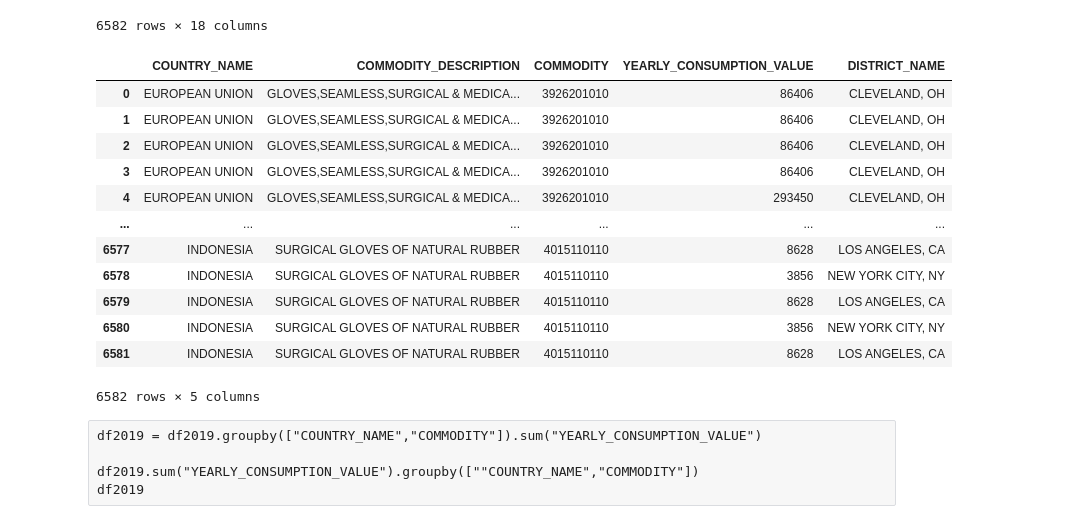
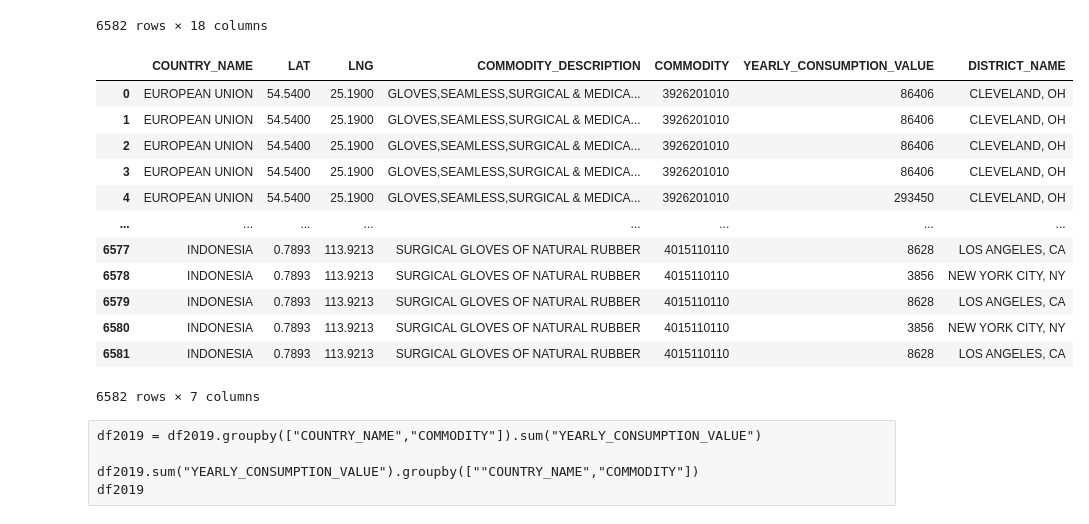
Before and after one commit to LaurenEGardner/bootcamp-project2, a Jupyter notebook: Lat_Lng_International.ipynb, the cells around one changed output. Cells and saved outputs as stored; diff of their text form; code cells hidden in the pictures.

```diff
--- a/Lat_Lng_International.ipynb
+++ b/Lat_Lng_International.ipynb
@@ -70,22 +70,22 @@ merged_2019importData
 | 6581 | DET | HSCYDT | 5600 | INDONESIA | - | 0 | ... |
 6582 rows × 18 columns
 # %%
-df2019 = merged_2019importData[["COUNTRY_NAME", "COMMODITY_DESCRIPTION", "COMMODITY","YEARLY_CONSUMPTION_VALUE", "DISTRICT_NAME"]]
+df2019 = merged_2019importData[["COUNTRY_NAME","LAT", "LNG", "COMMODITY_DESCRIPTION", "COMMODITY","YEARLY_CONSUMPTION_VALUE", "DISTRICT_NAME"]]
 df2019
 # %% [output]
-|  | COUNTRY_NAME | COMMODITY_DESCRIPTION | COMMODITY | YEARLY_CONSUMPTION_VALUE | DISTRICT_NAME |
-| 0 | EUROPEAN UNION | GLOVES,SEAMLESS,SURGICAL & MEDICA... | 3926201010 | 86406 | CLEVELAND, OH |
-| 1 | EUROPEAN UNION | GLOVES,SEAMLESS,SURGICAL & MEDICA... | 3926201010 | 86406 | CLEVELAND, OH |
-| 2 | EUROPEAN UNION | GLOVES,SEAMLESS,SURGICAL & MEDICA... | 3926201010 | 86406 | CLEVELAND, OH |
-| 3 | EUROPEAN UNION | GLOVES,SEAMLESS,SURGICAL & MEDICA... | 3926201010 | 86406 | CLEVELAND, OH |
-| 4 | EUROPEAN UNION | GLOVES,SEAMLESS,SURGICAL & MEDICA... | 3926201010 | 293450 | CLEVELAND, OH |
-| ... | ... | ... | ... | ... | ... |
-| 6577 | INDONESIA | SURGICAL GLOVES OF NATURAL RUBBER | 4015110110 | 8628 | LOS ANGELES, CA |
-| 6578 | INDONESIA | SURGICAL GLOVES OF NATURAL RUBBER | 4015110110 | 3856 | NEW YORK CITY, NY |
-| 6579 | INDONESIA | SURGICAL GLOVES OF NATURAL RUBBER | 4015110110 | 8628 | LOS ANGELES, CA |
-| 6580 | INDONESIA | SURGICAL GLOVES OF NATURAL RUBBER | 4015110110 | 3856 | NEW YORK CITY, NY |
-| 6581 | INDONESIA | SURGICAL GLOVES OF NATURAL RUBBER | 4015110110 | 8628 | LOS ANGELES, CA |
+|  | COUNTRY_NAME | LAT | LNG | COMMODITY_DESCRIPTION | COMMODITY | YEARLY_CONSUMPTION_VALUE | DISTRICT_NAME |
+| 0 | EUROPEAN UNION | 54.5400 | 25.1900 | GLOVES,SEAMLESS,SURGICAL & MEDICA... | 3926201010 | 86406 | CLEVELAND, OH |
+| 1 | EUROPEAN UNION | 54.5400 | 25.1900 | GLOVES,SEAMLESS,SURGICAL & MEDICA... | 3926201010 | 86406 | CLEVELAND, OH |
+| 2 | EUROPEAN UNION | 54.5400 | 25.1900 | GLOVES,SEAMLESS,SURGICAL & MEDICA... | 3926201010 | 86406 | CLEVELAND, OH |
+| 3 | EUROPEAN UNION | 54.5400 | 25.1900 | GLOVES,SEAMLESS,SURGICAL & MEDICA... | 3926201010 | 86406 | CLEVELAND, OH |
+| 4 | EUROPEAN UNION | 54.5400 | 25.1900 | GLOVES,SEAMLESS,SURGICAL & MEDICA... | 3926201010 | 293450 | CLEVELAND, OH |
+| ... | ... | ... | ... | ... | ... | ... | ... |
+| 6577 | INDONESIA | 0.7893 | 113.9213 | SURGICAL GLOVES OF NATURAL RUBBER | 4015110110 | 8628 | LOS ANGELES, CA |
+| 6578 | INDONESIA | 0.7893 | 113.9213 | SURGICAL GLOVES OF NATURAL RUBBER | 4015110110 | 3856 | NEW YORK CITY, NY |
+| 6579 | INDONESIA | 0.7893 | 113.9213 | SURGICAL GLOVES OF NATURAL RUBBER | 4015110110 | 8628 | LOS ANGELES, CA |
+| 6580 | INDONESIA | 0.7893 | 113.9213 | SURGICAL GLOVES OF NATURAL RUBBER | 4015110110 | 3856 | NEW YORK CITY, NY |
+| 6581 | INDONESIA | 0.7893 | 113.9213 | SURGICAL GLOVES OF NATURAL RUBBER | 4015110110 | 8628 | LOS ANGELES, CA |
-6582 rows × 5 columns
+6582 rows × 7 columns
 # %%
 #5 commodities
 #group by country_name, then commodity, then find the sum per commodity per country
```
